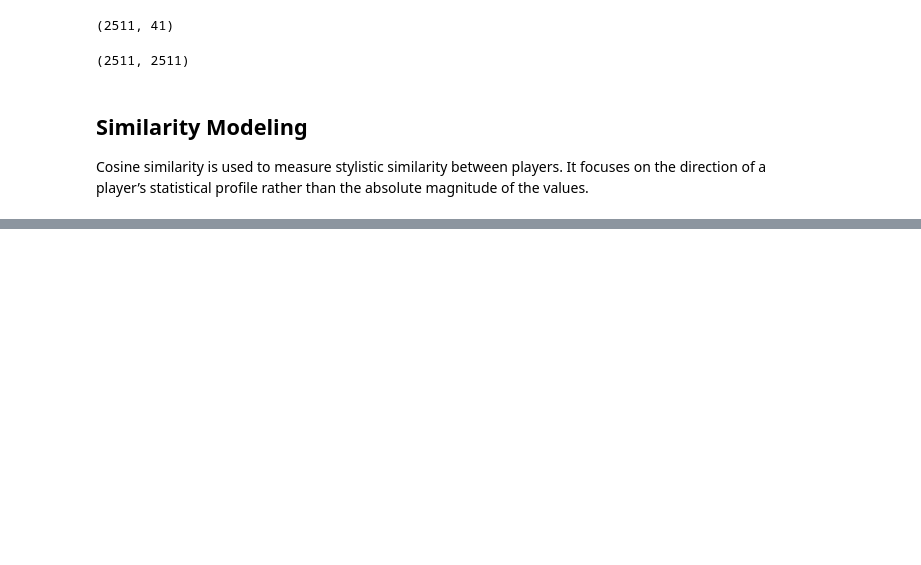
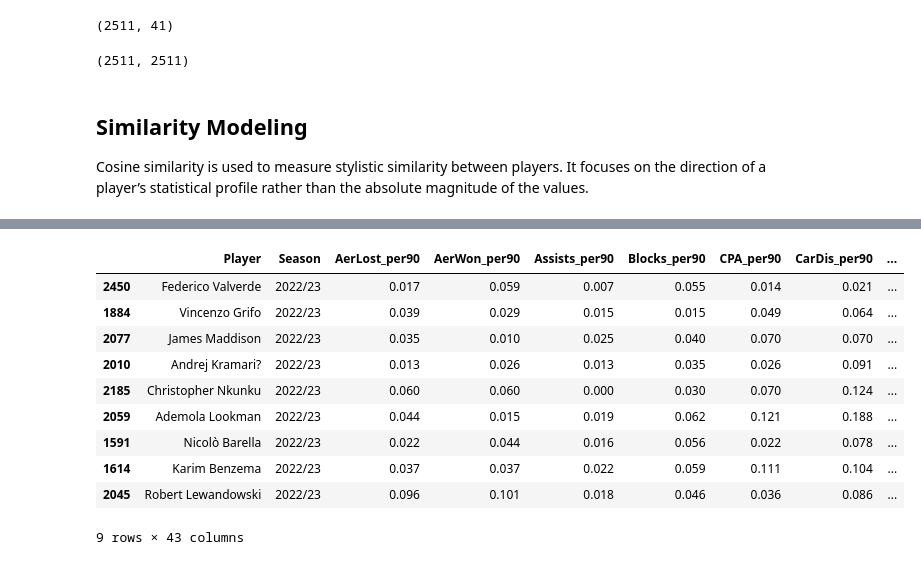
Before and after one commit to Rednas25/Football-21-23-_players_python_analytics, a Jupyter notebook: notebooks/FootballBrothers.ipynb, the cells around one changed output, grey strips where cells are left out. Drawn from its saved outputs; the diff is of its cells as text; code cells hidden in the pictures; blank space fills up the shorter version.

Commit message:
More examples, valverde specific case

```diff
--- a/notebooks/FootballBrothers.ipynb
+++ b/notebooks/FootballBrothers.ipynb
@@ -286,0 +491,14 @@ compare_players("Lionel Messi", "2022/23", top_n=5)
+# %%
+compare_players("Federico Valverde", "2022/23", top_n=8)
+# %% [output]
+|  | Player | Season | AerLost_per90 | AerWon_per90 | Assists_per90 | Blocks_per90 | CPA_per90 | CarDis_per90 | ... |
+| 2450 | Federico Valverde | 2022/23 | 0.017 | 0.059 | 0.007 | 0.055 | 0.014 | 0.021 | ... |
+| 1884 | Vincenzo Grifo | 2022/23 | 0.039 | 0.029 | 0.015 | 0.015 | 0.049 | 0.064 | ... |
+| 2077 | James Maddison | 2022/23 | 0.035 | 0.010 | 0.025 | 0.040 | 0.070 | 0.070 | ... |
+| 2010 | Andrej Kramari? | 2022/23 | 0.013 | 0.026 | 0.013 | 0.035 | 0.026 | 0.091 | ... |
+| 2185 | Christopher Nkunku | 2022/23 | 0.060 | 0.060 | 0.000 | 0.030 | 0.070 | 0.124 | ... |
+| 2059 | Ademola Lookman | 2022/23 | 0.044 | 0.015 | 0.019 | 0.062 | 0.121 | 0.188 | ... |
+| 1591 | Nicolò Barella | 2022/23 | 0.022 | 0.044 | 0.016 | 0.056 | 0.022 | 0.078 | ... |
+| 1614 | Karim Benzema | 2022/23 | 0.037 | 0.037 | 0.022 | 0.059 | 0.111 | 0.104 | ... |
+| 2045 | Robert Lewandowski | 2022/23 | 0.096 | 0.101 | 0.018 | 0.046 | 0.036 | 0.086 | ... |
+9 rows × 43 columns
```
Also changed, not shown: parts of 33 cells of this notebook.
